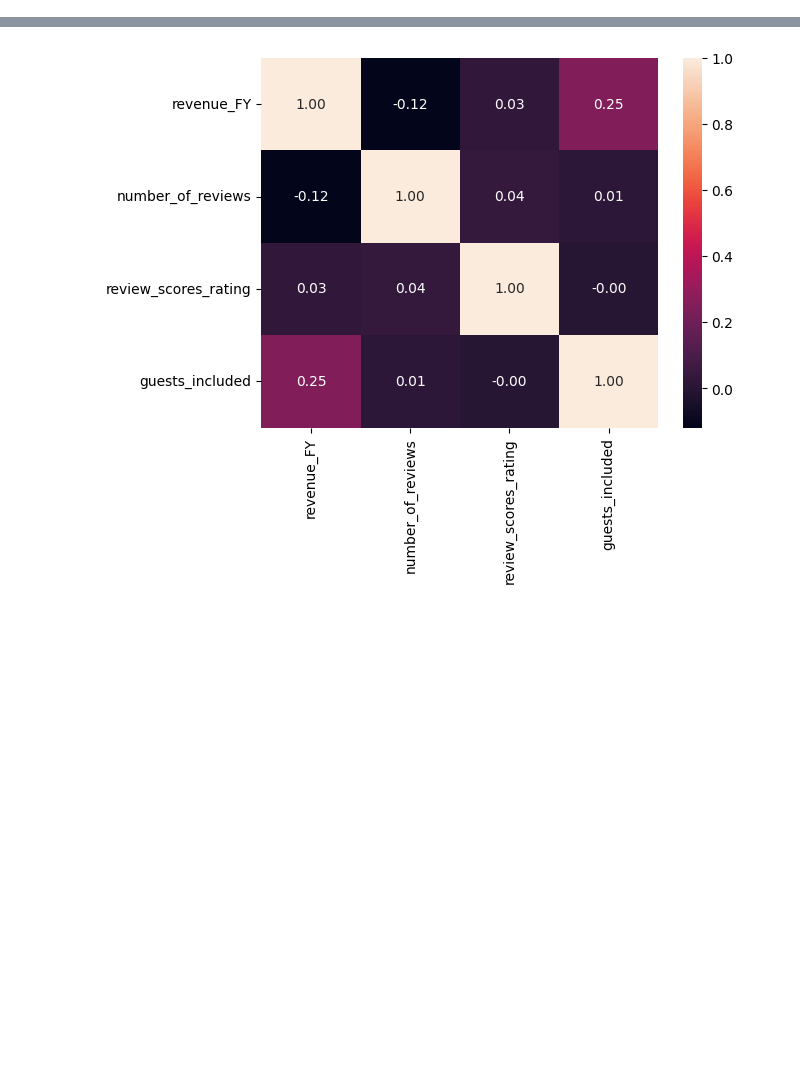
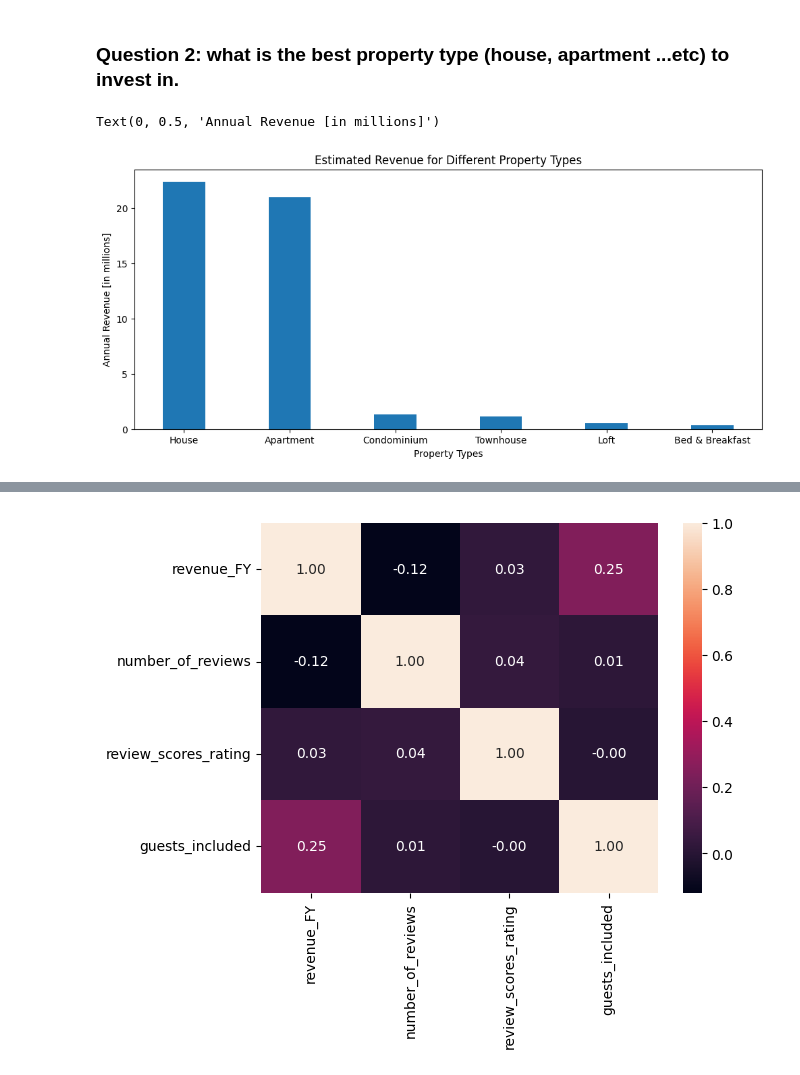
Before and after one commit to malekalaweni/InvestInAirbnbInSeattle, a Jupyter notebook: ProjectCode.ipynb, the cells around one changed output, grey strips where cells are left out. Saved outputs shown, nothing was run; the diff lists cells and outputs as text; code cells hidden in the pictures; blank space fills up the shorter version.

```diff
--- a/ProjectCode.ipynb
+++ b/ProjectCode.ipynb
@@ -102,0 +173,14 @@ the following code is focusing on the property size by number of beds and number
+# %% [markdown]
+
+### Question 2: what is the best property type (house, apartment ...etc) to invest in.
+# %%
+fig, (ax2) = plt.subplots(1, 1, figsize=(12, 5))
+
+ax2.bar(revenue_by_property_type['property_type'].head(6), revenue_by_property_type['revenue_FY'].head(6), width=0.4, align='center')
+ax2.set_xticks(range(len(revenue_by_property_type['property_type'].head(6))))
+ax2.set_title('Estimated Revenue for Different Property Types')
+ax2.set_xlabel('Property Types')
+ax2.set_ylabel('Annual Revenue [in millions]')
+# %% [output]
+Text(0, 0.5, 'Annual Revenue [in millions]')
+[figure, added]
```
Also changed, not shown: parts of 24 cells of this notebook.
